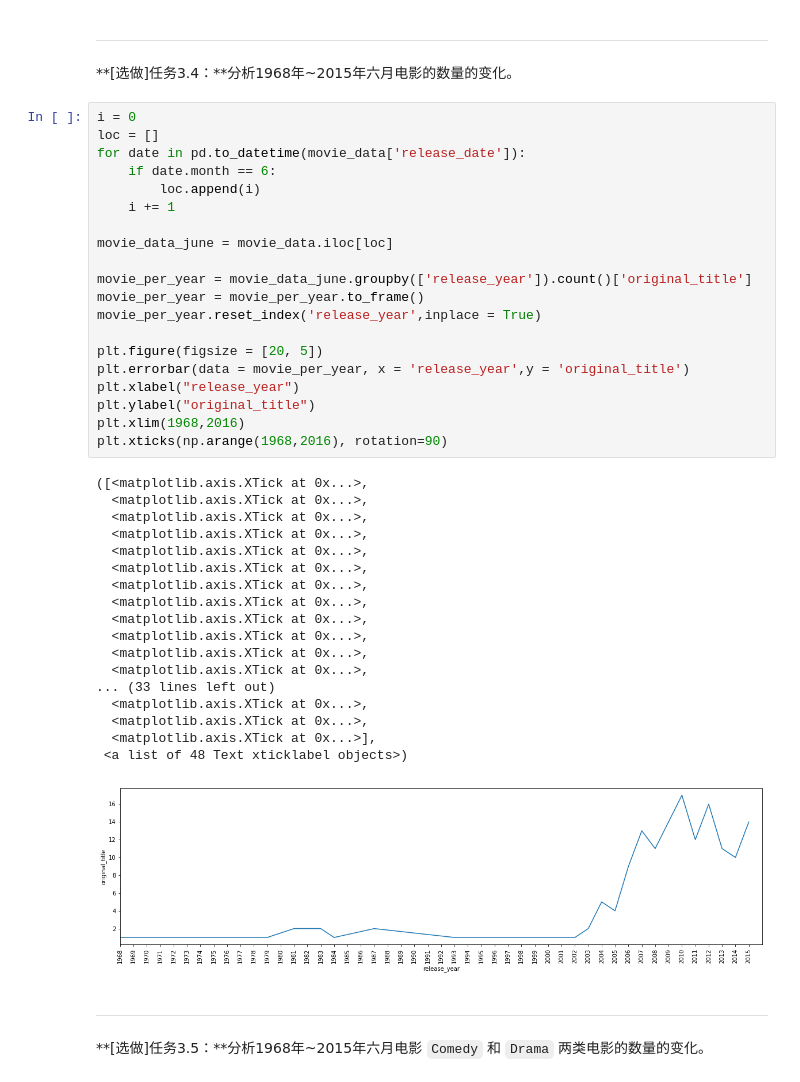
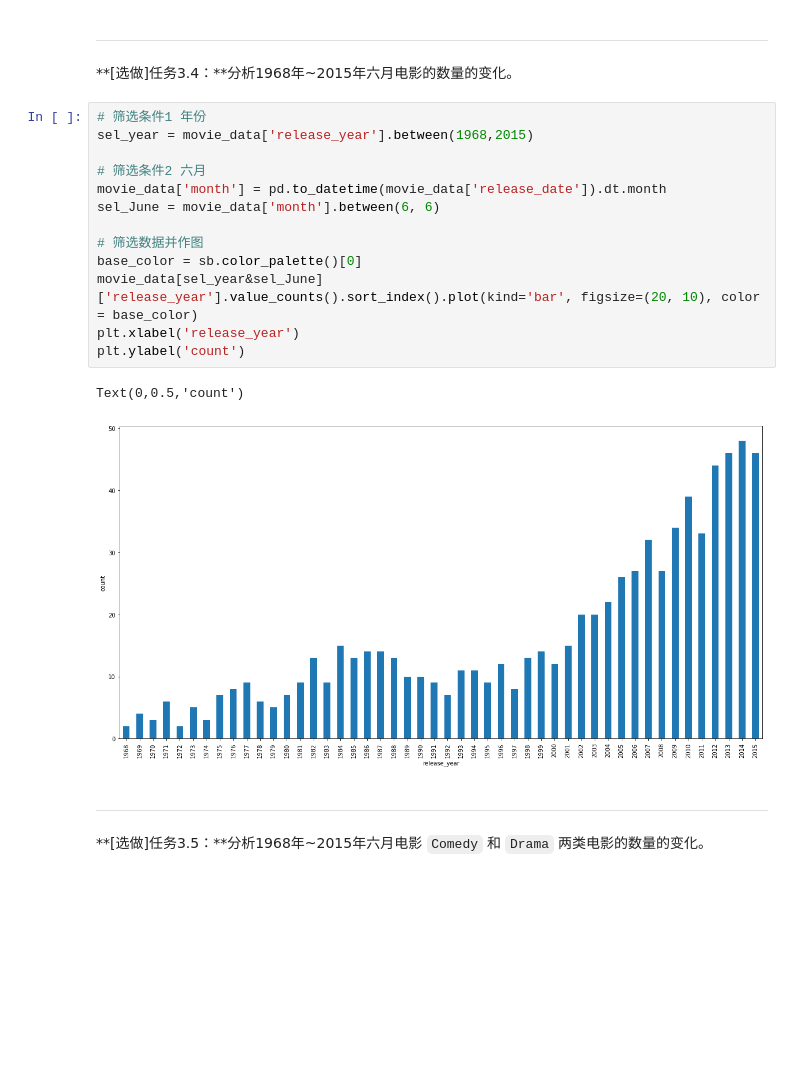
Before and after one commit to corwien/AIPND-cn-master, a Jupyter notebook: P2_Explore_Movie_Dataset/Explore Movie Dataset.ipynb, the cells around one changed output. Drawn from its saved outputs; the diff is of its cells as text; blank space fills up the shorter version.

```diff
--- a/P2_Explore_Movie_Dataset/Explore Movie Dataset.ipynb
+++ b/P2_Explore_Movie_Dataset/Explore Movie Dataset.ipynb
@@ -283,45 +293,22 @@ plt.xticks(rotation=90)
 ---
 
 **[选做]任务3.4：**分析1968年~2015年六月电影的数量的变化。
-# %%
-i = 0
-loc = []
-for date in pd.to_datetime(movie_data['release_date']):
-    if date.month == 6:
-        loc.append(i)
-    i += 1
-
-movie_data_june = movie_data.iloc[loc]
-
-movie_per_year = movie_data_june.groupby(['release_year']).count()['original_title']
-movie_per_year = movie_per_year.to_frame()
-movie_per_year.reset_index('release_year',inplace = True)
-
-plt.figure(figsize = [20, 5])
-plt.errorbar(data = movie_per_year, x = 'release_year',y = 'original_title')
-plt.xlabel("release_year")
-plt.ylabel("original_title")
-plt.xlim(1968,2016)
-plt.xticks(np.arange(1968,2016), rotation=90)
-# %% [output]
-([<matplotlib.axis.XTick at 0x...>,
-  <matplotlib.axis.XTick at 0x...>,
-  <matplotlib.axis.XTick at 0x...>,
-  <matplotlib.axis.XTick at 0x...>,
-  <matplotlib.axis.XTick at 0x...>,
-  <matplotlib.axis.XTick at 0x...>,
-  <matplotlib.axis.XTick at 0x...>,
-  <matplotlib.axis.XTick at 0x...>,
-  <matplotlib.axis.XTick at 0x...>,
-  <matplotlib.axis.XTick at 0x...>,
-  <matplotlib.axis.XTick at 0x...>,
-  <matplotlib.axis.XTick at 0x...>,
-... (33 lines left out)
-  <matplotlib.axis.XTick at 0x...>,
-  <matplotlib.axis.XTick at 0x...>,
-  <matplotlib.axis.XTick at 0x...>],
- <a list of 48 Text xticklabel objects>)
-[figure, removed]
+# %%
+# 筛选条件1 年份
+sel_year = movie_data['release_year'].between(1968,2015)
+
+# 筛选条件2 六月
+movie_data['month'] = pd.to_datetime(movie_data['release_date']).dt.month
+sel_June = movie_data['month'].between(6, 6)
+
+# 筛选数据并作图
+base_color = sb.color_palette()[0]
+movie_data[sel_year&sel_June]['release_year'].value_counts().sort_index().plot(kind='bar', figsize=(20, 10), color = base_color)
+plt.xlabel('release_year')
+plt.ylabel('count')
+# %% [output]
+Text(0,0.5,'count')
+[figure, added]
 # %% [markdown]
 ---
 
```
Also changed, not shown: parts of 10 cells of this notebook, 3 other files.
